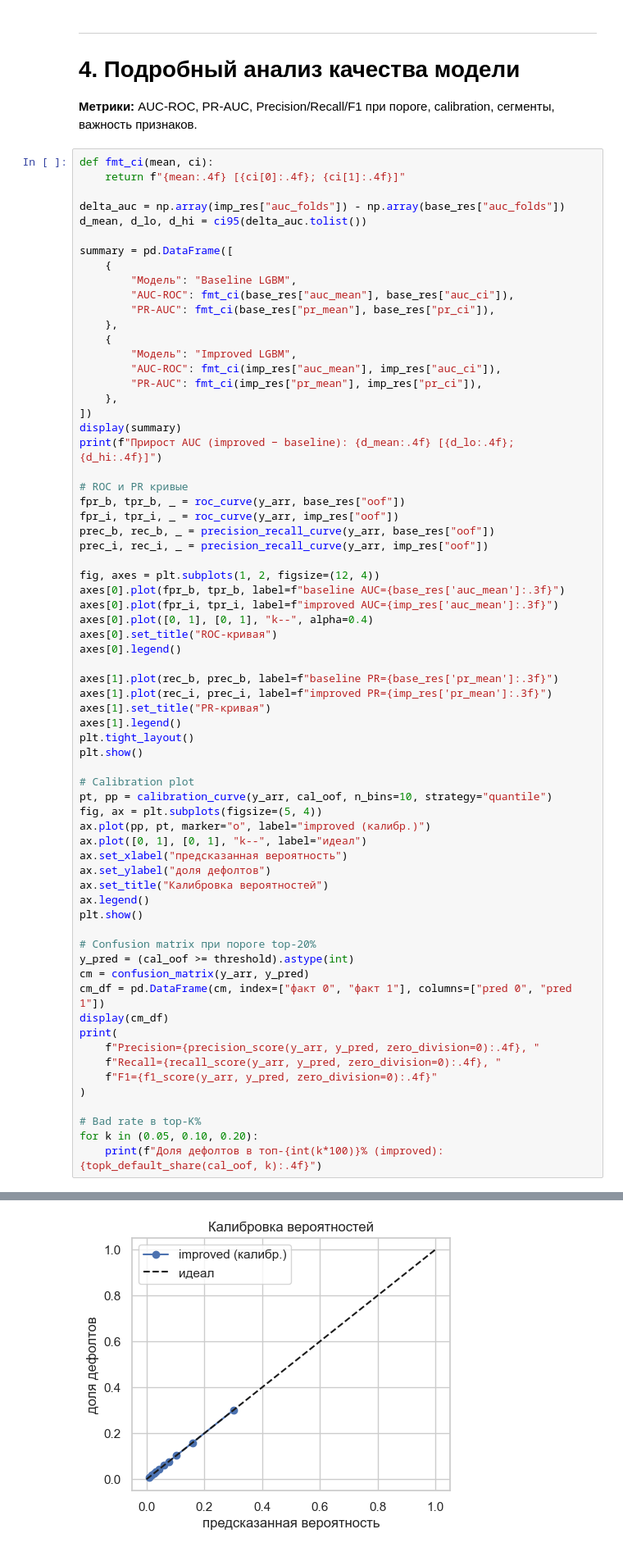
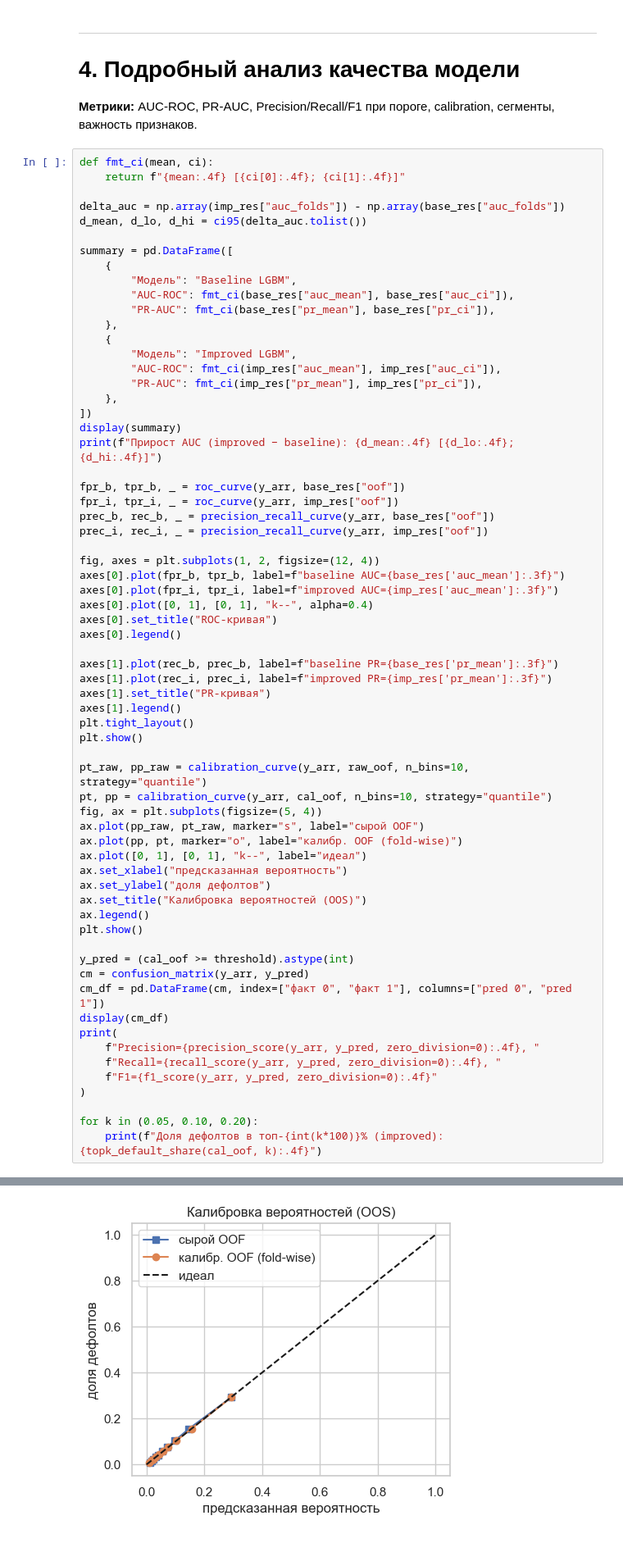
Before and after one commit to k1tit/My_First_Data_Project, a Jupyter notebook: notebooks/hw7_improved_model.ipynb, the cells around one changed output, grey strips where cells are left out. Shown at 82% size. Drawn from its saved outputs; the diff is of its cells as text.

Commit message:
Fix HW7 calibration: fold-wise OOS evaluation and honest conclusions

```diff
--- a/notebooks/hw7_improved_model.ipynb
+++ b/notebooks/hw7_improved_model.ipynb
@@ -269,7 +314,6 @@ summary = pd.DataFrame([
 display(summary)
 print(f"Прирост AUC (improved − baseline): {d_mean:.4f} [{d_lo:.4f}; {d_hi:.4f}]")
 
-# ROC и PR кривые
 fpr_b, tpr_b, _ = roc_curve(y_arr, base_res["oof"])
 fpr_i, tpr_i, _ = roc_curve(y_arr, imp_res["oof"])
 prec_b, rec_b, _ = precision_recall_curve(y_arr, base_res["oof"])
@@ -288,37 +332,36 @@ axes[1].set_title("PR-кривая")
 axes[1].legend()
 plt.tight_layout()
 plt.show()
 
-# Calibration plot
+pt_raw, pp_raw = calibration_curve(y_arr, raw_oof, n_bins=10, strategy="quantile")
 pt, pp = calibration_curve(y_arr, cal_oof, n_bins=10, strategy="quantile")
 fig, ax = plt.subplots(figsize=(5, 4))
-ax.plot(pp, pt, marker="o", label="improved (калибр.)")
+ax.plot(pp_raw, pt_raw, marker="s", label="сырой OOF")
+ax.plot(pp, pt, marker="o", label="калибр. OOF (fold-wise)")
 ax.plot([0, 1], [0, 1], "k--", label="идеал")
 ax.set_xlabel("предсказанная вероятность")
 ax.set_ylabel("доля дефолтов")
-ax.set_title("Калибровка вероятностей")
+ax.set_title("Калибровка вероятностей (OOS)")
 ax.legend()
 plt.show()
 
-# Confusion matrix при пороге top-20%
 y_pred = (cal_oof >= threshold).astype(int)
 cm = confusion_matrix(y_arr, y_pred)
 cm_df = pd.DataFrame(cm, index=["факт 0", "факт 1"], columns=["pred 0", "pred 1"])
 display(cm_df)
 print(
     f"Precision={precision_score(y_arr, y_pred, zero_division=0):.4f}, "
     f"Recall={recall_score(y_arr, y_pred, zero_division=0):.4f}, "
     f"F1={f1_score(y_arr, y_pred, zero_division=0):.4f}"
 )
 
-# Bad rate в top-K%
 for k in (0.05, 0.10, 0.20):
     print(f"Доля дефолтов в топ-{int(k*100)}% (improved): {topk_default_share(cal_oof, k):.4f}")
 # %% [output]
 |  | Модель | AUC-ROC | PR-AUC |
 | 0 | Baseline LGBM | 0.7703 [0.7659; 0.7746] | 0.2576 [0.2491; 0.2660] |
 | 1 | Improved LGBM | 0.7792 [0.7748; 0.7837] | 0.2695 [0.2602; 0.2789] |
 Прирост AUC (improved − baseline): 0.0090 [0.0083; 0.0097]
 [figure]
-[figure, old version]
+[figure, new version]
 |  | pred 0 | pred 1 |
```
Also changed, not shown: parts of 7 cells of this notebook, 2 other files.
